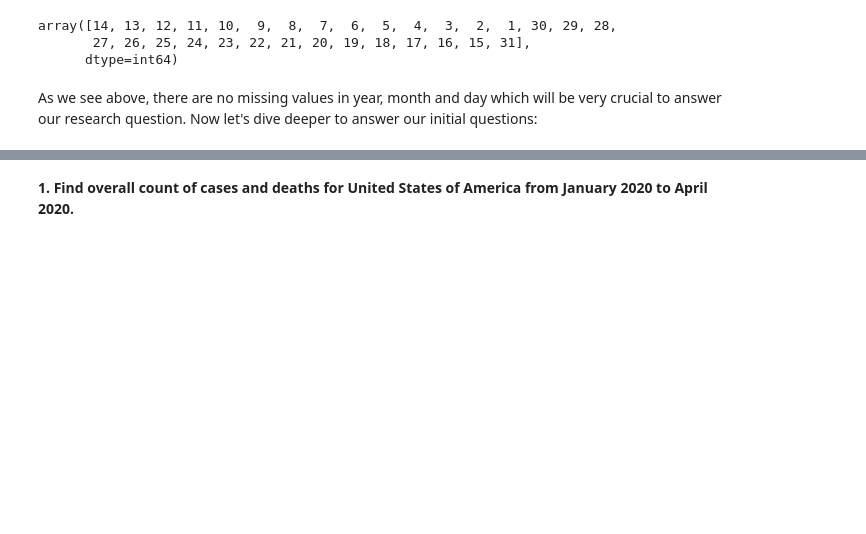
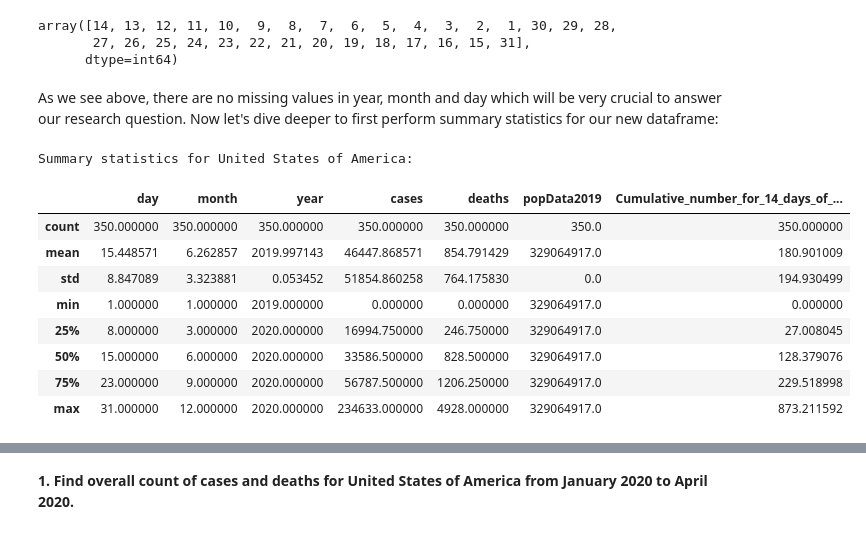
Before and after one commit to mbjamil92/DAV5400_Python_Projects, a Jupyter notebook: Project_1_Module_6.ipynb, the cells around one changed output, grey strips where cells are left out. Saved outputs shown, nothing was run; the diff lists cells and outputs as text; code cells hidden in the pictures; blank space fills up the shorter version.

Commit message:
Part 3 (summary statistics done)

```diff
--- a/Project_1_Module_6.ipynb
+++ b/Project_1_Module_6.ipynb
@@ -356,4 +356,18 @@ array([14, 13, 12, 11, 10,  9,  8,  7,  6,  5,  4,  3,  2,  1, 30, 29, 28,
        27, 26, 25, 24, 23, 22, 21, 20, 19, 18, 17, 16, 15, 31],
       dtype=int64)
 # %% [markdown]
-As we see above, there are no missing values in year, month and day which will be very crucial to answer our research question. Now let's dive deeper to answer our initial questions:
+As we see above, there are no missing values in year, month and day which will be very crucial to answer our research question. Now let's dive deeper to first perform summary statistics for our new dataframe:
+# %%
+print('Summary statistics for United States of America:')
+cd_final[(cd_final['countriesAndTerritories']=='United_States_of_America')].describe()
+# %% [output]
+Summary statistics for United States of America:
+|  | day | month | year | cases | deaths | popData2019 | Cumulative_number_for_14_days_of_... |
+| count | 350.000000 | 350.000000 | 350.000000 | 350.000000 | 350.000000 | 350.0 | 350.000000 |
+| mean | 15.448571 | 6.262857 | 2019.997143 | 46447.868571 | 854.791429 | 329064917.0 | 180.901009 |
+| std | 8.847089 | 3.323881 | 0.053452 | 51854.860258 | 764.175830 | 0.0 | 194.930499 |
+| min | 1.000000 | 1.000000 | 2019.000000 | 0.000000 | 0.000000 | 329064917.0 | 0.000000 |
+| 25% | 8.000000 | 3.000000 | 2020.000000 | 16994.750000 | 246.750000 | 329064917.0 | 27.008045 |
+| 50% | 15.000000 | 6.000000 | 2020.000000 | 33586.500000 | 828.500000 | 329064917.0 | 128.379076 |
+| 75% | 23.000000 | 9.000000 | 2020.000000 | 56787.500000 | 1206.250000 | 329064917.0 | 229.518998 |
+| max | 31.000000 | 12.000000 | 2020.000000 | 234633.000000 | 4928.000000 | 329064917.0 | 873.211592 |
```
Also changed, not shown: parts of 4 cells of this notebook.
